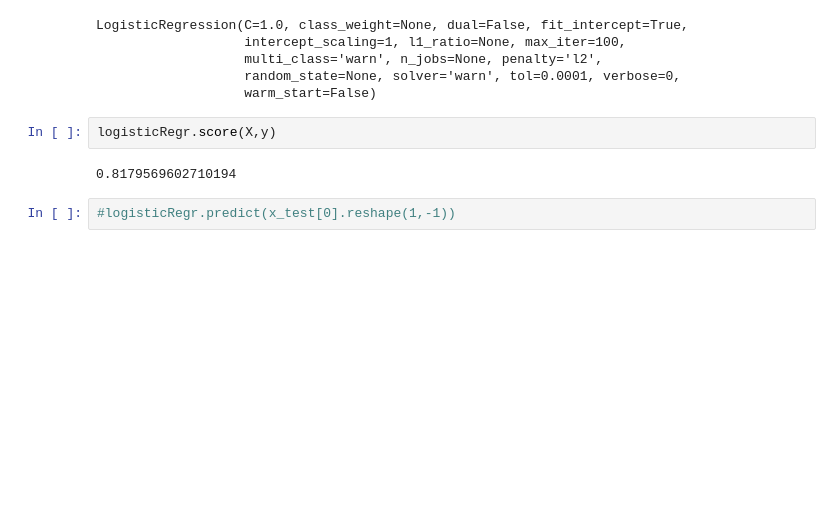
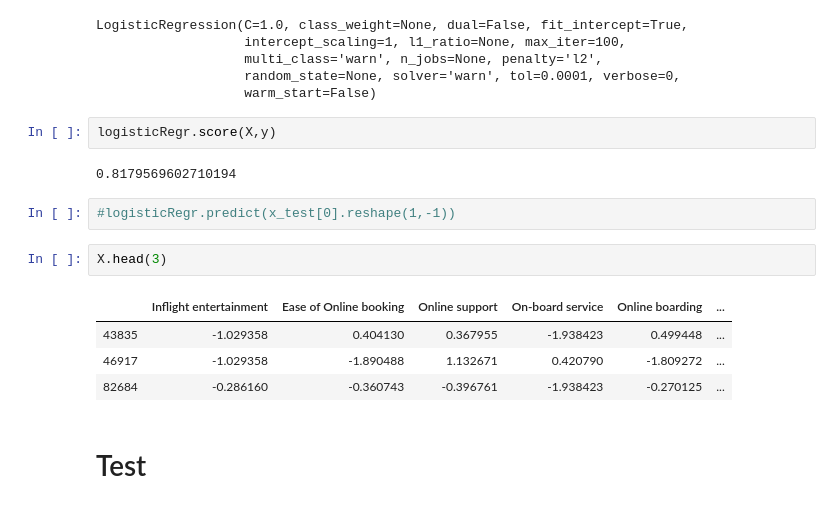
Before and after one commit to emnaidoudi/Customer-satisfaction, a Jupyter notebook: NOTEBOOK.ipynb, the cells around one changed output. Drawn from its saved outputs; the diff is of its cells as text; blank space fills up the shorter version.

```diff
--- a/NOTEBOOK.ipynb
+++ b/NOTEBOOK.ipynb
@@ -275,3 +295,12 @@ logisticRegr.score(X,y)
 0.8179569602710194
 # %%
 #logisticRegr.predict(x_test[0].reshape(1,-1))
+# %%
+X.head(3)
+# %% [output]
+|  | Inflight entertainment | Ease of Online booking | Online support | On-board service | Online boarding | ... |
+| 43835 | -1.029358 | 0.404130 | 0.367955 | -1.938423 | 0.499448 | ... |
+| 46917 | -1.029358 | -1.890488 | 1.132671 | 0.420790 | -1.809272 | ... |
+| 82684 | -0.286160 | -0.360743 | -0.396761 | -1.938423 | -0.270125 | ... |
+# %% [markdown]
+# Test
```
Also changed, not shown: parts of 13 cells of this notebook.
